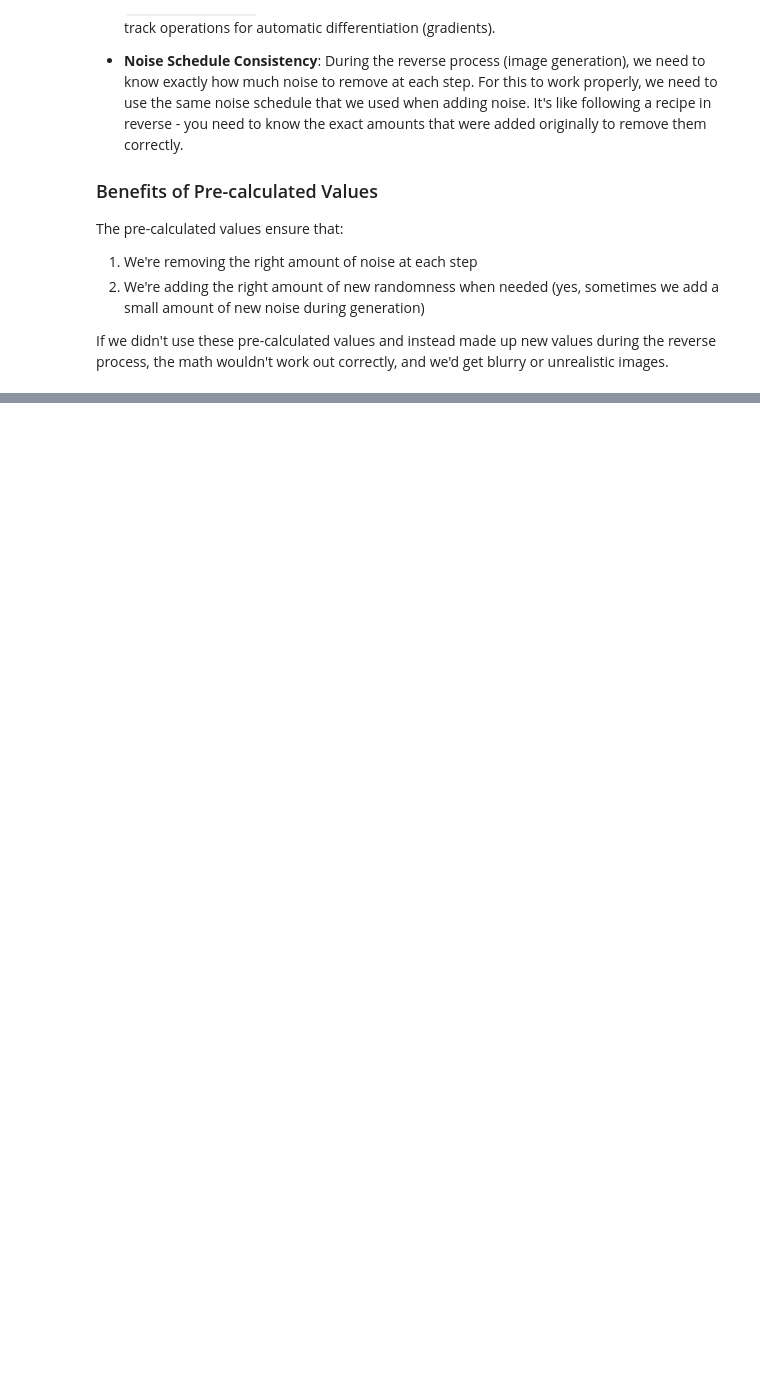
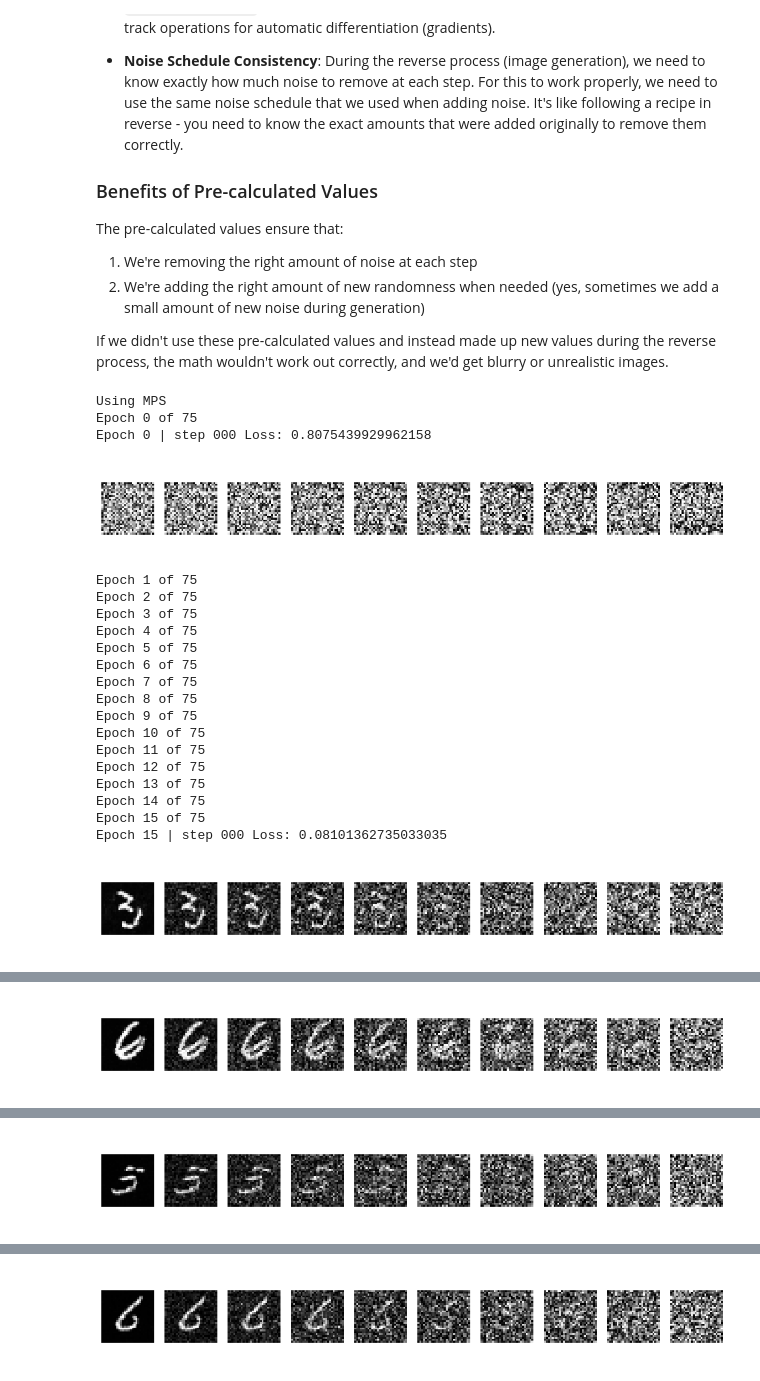
Before and after one commit to mattbarty/generativeDiffusionStudy, a Jupyter notebook: generativeDiffusionMNIST.ipynb, the cells around one changed output, grey strips where cells are left out. Drawn from its saved outputs; the diff is of its cells as text; code cells hidden in the pictures; blank space fills up the shorter version.

Commit message:
feat: adapted notebook to MNIST diffusion model - It worked!

```diff
--- a/generativeDiffusionMNIST.ipynb
+++ b/generativeDiffusionMNIST.ipynb
@@ -319,16 +334,26 @@ dataloader = DataLoader(
 
 # Function to show a single tensor image
 def show_tensor_image(image):
-    # Move tensor to CPU before transformations
-    if image.device.type != "cpu":
-        image = image.cpu()
+    """
+    Display a tensor as an image
+    """
+    # Remove batch dimension
+    if len(image.shape) == 4:  # [B, C, H, W]
+        image = image.squeeze(0)  # → [C, H, W]
 
-    image = image.squeeze(0)  # Remove batch dim if present -> (1, H, W) → (H, W)
-    image = (image + 1) / 2  # Scale back to [0,1]
+    # For grayscale (MNIST) images
+    if image.shape[0] == 1:  # [1, H, W]
+        image = image.squeeze(0)  # → [H, W]
 
-    plt.imshow(image.numpy(), cmap="gray")  # Display as grayscale
+    # Scale from [-1, 1] to [0, 1]
+    image = (image + 1) / 2
+
+    # Convert to numpy for display
+    image_np = image.numpy()
+
+    # Display as grayscale
+    plt.imshow(image_np, cmap="gray")
     plt.axis("off")
-    plt.show()
 
 
 # Function to move batch to device efficiently
@@ -839,8 +894,9 @@ def sample_plot_image():
     # Sample noise with 4 channels to match model's expected input
     img_size = IMG_SIZE
     img = torch.randn(
-        (1, 4, img_size, img_size), device=device
+        (1, 1, img_size, img_size), device=device
     )  # Changed from 3 to 4 channels
+
     plt.figure(figsize=(15, 2))
     plt.axis("off")
     num_images = 10
@@ -853,42 +909,66 @@ def sample_plot_image():
         img = torch.clamp(img, -1.0, 1.0)
         if i % stepsize == 0:
             plt.subplot(1, num_images, int(i / stepsize) + 1)
-            # For display, we may need to use only the first 3 channels if showing RGB
-            display_img = img
-            if img.shape[1] > 3:
-                display_img = img[:, :3]  # Use only first 3 channels for display
-            show_tensor_image(display_img.detach().cpu())
+            # For MNIST, we only have 1 channel, so no need to select channels for display
+            show_tensor_image(img.detach().cpu())
     plt.show()
 # %%
 from torch.optim import Adam
 
 # Check for MPS (Metal Performance Shaders) for Mac with Apple Silicon
 if torch.backends.mps.is_available():
     device = "mps"
     print("Using MPS")
 elif torch.cuda.is_available():
     device = "cuda"
     print("Using CUDA")
 else:
     device = "cpu"
     print("Using CPU")
 
 model.to(device)
 optimizer = Adam(model.parameters(), lr=0.001)
-epochs = 250  # Try more!
+epochs = 75  # Try more!
 
 for epoch in range(epochs):
     print(f"Epoch {epoch} of {epochs}")
+
+    # iterate over the dataloader
     for step, batch in enumerate(dataloader):
         # if step % 25 == 0:
         #     print(f"Step {step} of {len(dataloader)}")
         optimizer.zero_grad()
 
+        img_tensor = batch[0]
+        label_tensor = batch[1]
+
         t = torch.randint(0, T, (BATCH_SIZE,), device=device).long()
-        loss = get_loss(model, batch, t)
+        loss = get_loss(model, img_tensor, t)
         loss.backward()
         optimizer.step()
 
-        if epoch % 5 == 0 and step == 0:
+        if epoch % 15 == 0 and step == 0:
             print(f"Epoch {epoch} | step {step:03d} Loss: {loss.item()} ")
             sample_plot_image()
+# %% [output]
+Using MPS
+Epoch 0 of 75
+Epoch 0 | step 000 Loss: 0.8075439929962158
+[figure, added]
+Epoch 1 of 75
+Epoch 2 of 75
+Epoch 3 of 75
+Epoch 4 of 75
+Epoch 5 of 75
+Epoch 6 of 75
+Epoch 7 of 75
+Epoch 8 of 75
+Epoch 9 of 75
+Epoch 10 of 75
+Epoch 11 of 75
+Epoch 12 of 75
+Epoch 13 of 75
+Epoch 14 of 75
+Epoch 15 of 75
+Epoch 15 | step 000 Loss: 0.08101362735033035
+[figure, added]
@@ -894,0 +991 @@ for epoch in range(epochs):
+[figure, added]
@@ -894,0 +1008 @@ for epoch in range(epochs):
+[figure, added]
@@ -894,0 +1025 @@ for epoch in range(epochs):
+[figure, added]
```
Also changed, not shown: parts of 7 cells of this notebook.
